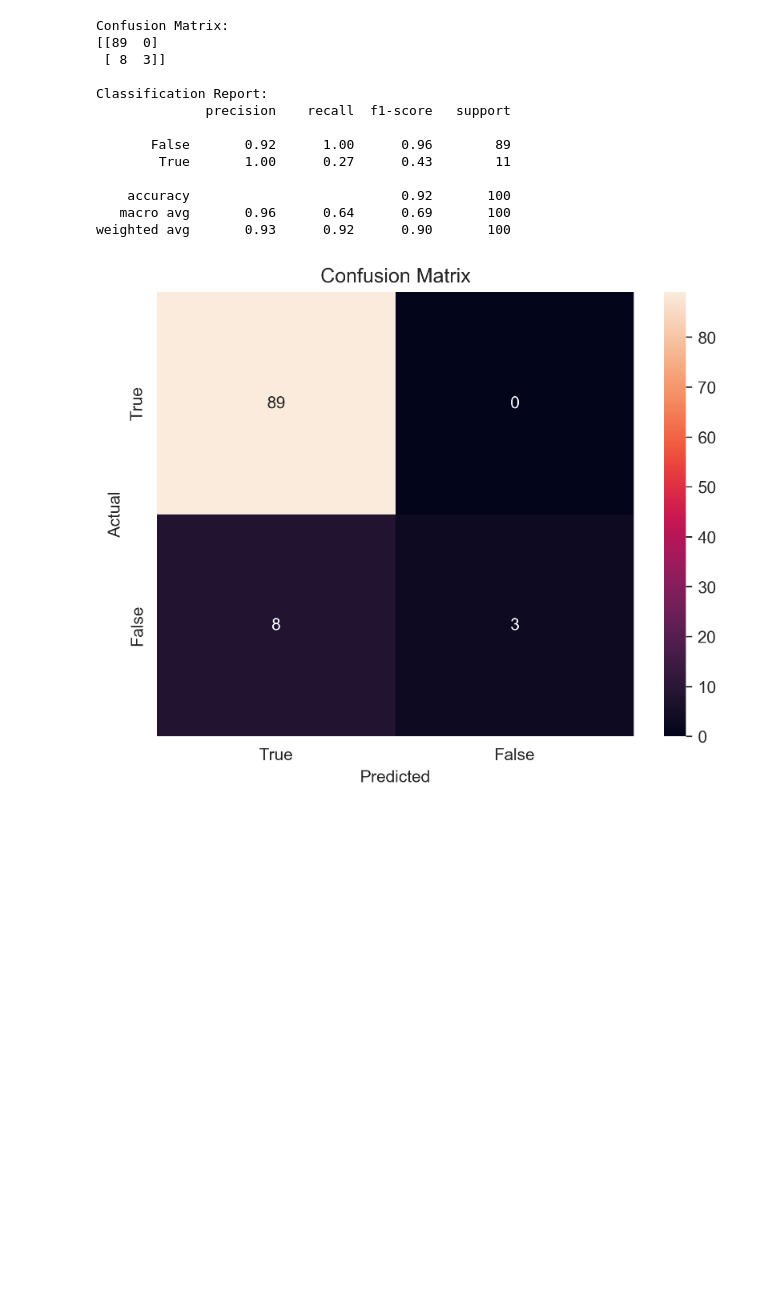
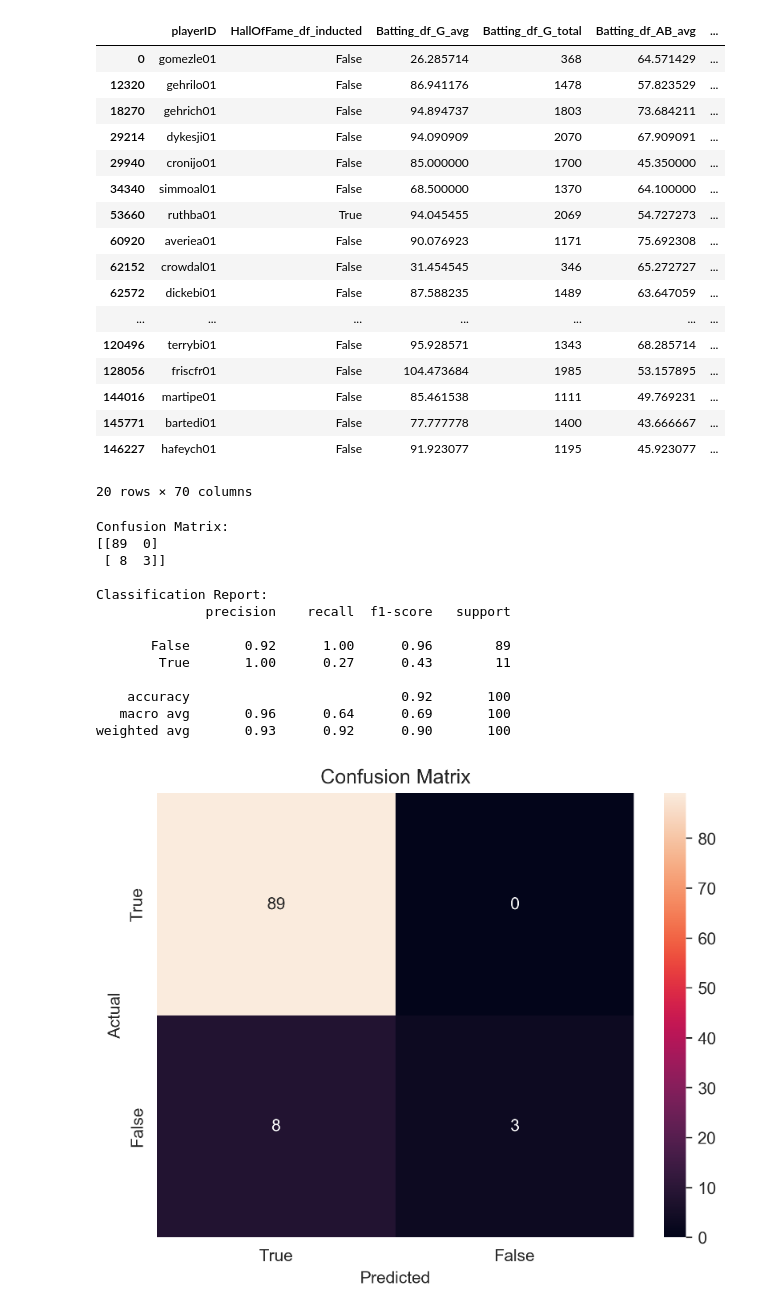
Before and after one commit to troopchris/csc5610base, a Jupyter notebook: GroupProjectM6/Troop_SVM_Model.ipynb, the cells around one changed output. Saved outputs shown, nothing was run; the diff lists cells and outputs as text; code cells hidden in the pictures; blank space fills up the shorter version.

```diff
--- a/GroupProjectM6/Troop_SVM_Model.ipynb
+++ b/GroupProjectM6/Troop_SVM_Model.ipynb
@@ -14,5 +14,27 @@ from sklearn.model_selection import train_test_split
 sns.set_style("white")
 plt.rcParams['figure.dpi'] = 300
 # %%
-eng_stats_df = pd.read_feather("eng_stats_df.feather")
+file_path = r'C:\Users\wziller\Milwaukee Tool\_Global AME\MSOE\CS5610\M6\csc5610base\GroupProjectM6\eng_stats_df.feather'
+eng_stats_df = pd.read_feather(file_path)
+# %%
+eng_stats_df.head(20)
+# %% [output]
+|  | playerID | HallOfFame_df_inducted | Batting_df_G_avg | Batting_df_G_total | Batting_df_AB_avg | ... |
+| 0 | gomezle01 | False | 26.285714 | 368 | 64.571429 | ... |
+| 12320 | gehrilo01 | False | 86.941176 | 1478 | 57.823529 | ... |
+| 18270 | gehrich01 | False | 94.894737 | 1803 | 73.684211 | ... |
+| 29214 | dykesji01 | False | 94.090909 | 2070 | 67.909091 | ... |
+| 29940 | cronijo01 | False | 85.000000 | 1700 | 45.350000 | ... |
+| 34340 | simmoal01 | False | 68.500000 | 1370 | 64.100000 | ... |
+| 53660 | ruthba01 | True | 94.045455 | 2069 | 54.727273 | ... |
+| 60920 | averiea01 | False | 90.076923 | 1171 | 75.692308 | ... |
+| 62152 | crowdal01 | False | 31.454545 | 346 | 65.272727 | ... |
+| 62572 | dickebi01 | False | 87.588235 | 1489 | 63.647059 | ... |
+| ... | ... | ... | ... | ... | ... | ... |
+| 120496 | terrybi01 | False | 95.928571 | 1343 | 68.285714 | ... |
+| 128056 | friscfr01 | False | 104.473684 | 1985 | 53.157895 | ... |
+| 144016 | martipe01 | False | 85.461538 | 1111 | 49.769231 | ... |
+| 145771 | bartedi01 | False | 77.777778 | 1400 | 43.666667 | ... |
+| 146227 | hafeych01 | False | 91.923077 | 1195 | 45.923077 | ... |
+20 rows × 70 columns
 # %%
```
Also changed, not shown: 8 other files.
